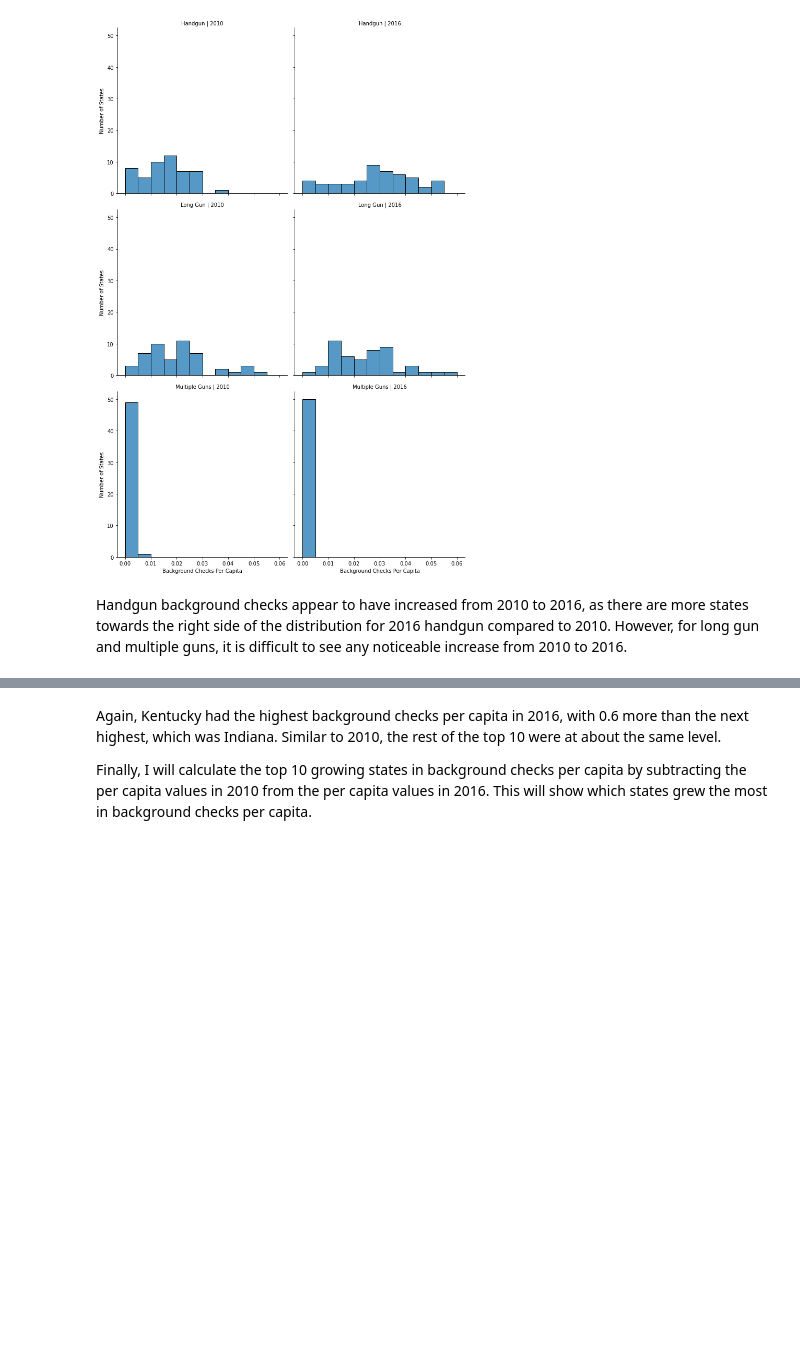
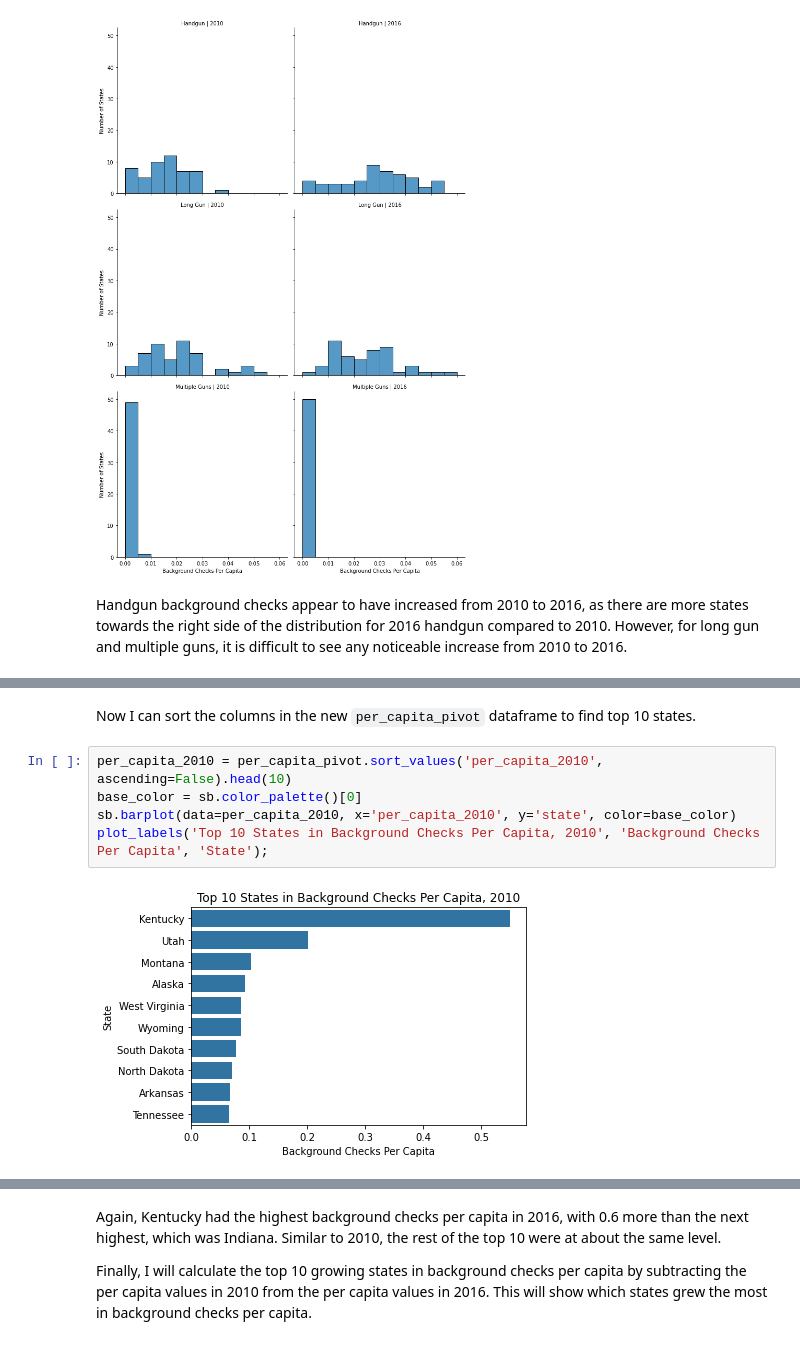
Before and after one commit to evanchen13/gun-census, a Jupyter notebook: gun-census.ipynb, the cells around one changed output, grey strips where cells are left out. Cells and saved outputs as stored; diff of their text form; blank space fills up the shorter version.

```diff
--- a/gun-census.ipynb
+++ b/gun-census.ipynb
@@ -885,0 +847,9 @@ def plot_top_10(states):
+# %% [markdown]
+Now I can sort the columns in the new `per_capita_pivot` dataframe to find top 10 states.
+# %%
+per_capita_2010 = per_capita_pivot.sort_values('per_capita_2010', ascending=False).head(10)
+base_color = sb.color_palette()[0]
+sb.barplot(data=per_capita_2010, x='per_capita_2010', y='state', color=base_color)
+plot_labels('Top 10 States in Background Checks Per Capita, 2010', 'Background Checks Per Capita', 'State');
+# %% [output]
+[figure, added]
```
Also changed, not shown: parts of 18 cells of this notebook.
